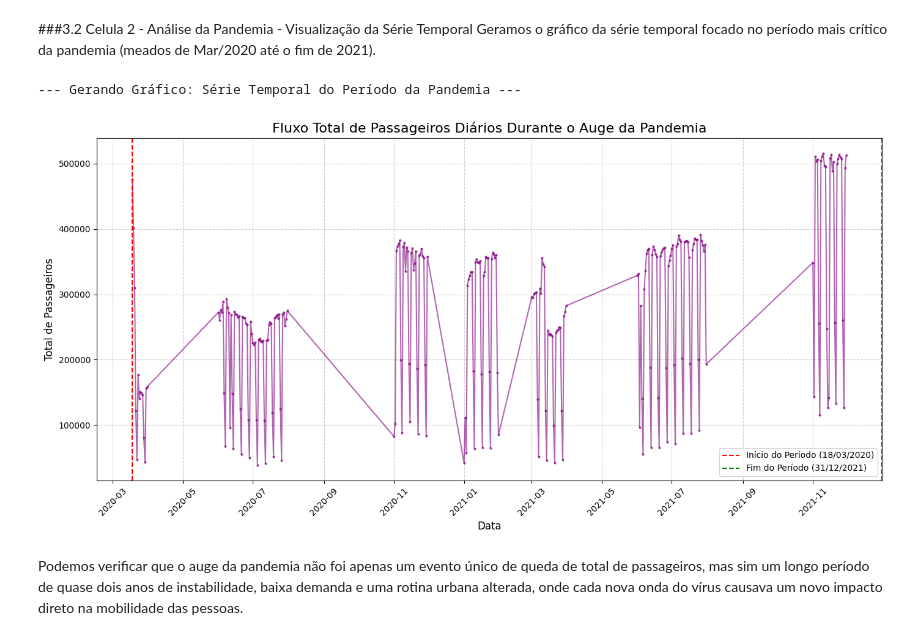
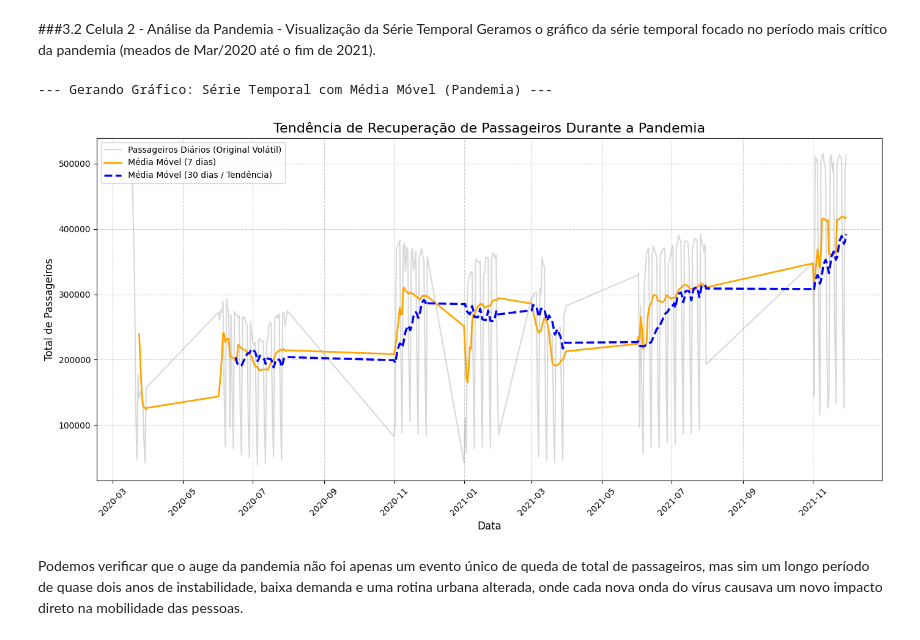
Before and after one commit to lelenzasan/Projeto_Tarifa_Zero_Curitiba, a Jupyter notebook: Espinha_Dorsal_do_Projeto_TRANSPORTE_CWB.ipynb, the cells around one changed output. Cells and saved outputs as stored; diff of their text form; code cells hidden in the pictures.

```diff
--- a/Espinha_Dorsal_do_Projeto_TRANSPORTE_CWB.ipynb
+++ b/Espinha_Dorsal_do_Projeto_TRANSPORTE_CWB.ipynb
@@ -397,35 +644,57 @@ Como podemos ver, os pontos se desviam significativamente da linha, formando uma
 ###3.2  Celula 2 - Análise da Pandemia - Visualização da Série Temporal
 Geramos o gráfico da série temporal focado no período mais crítico da pandemia (meados de Mar/2020 até o fim de 2021).
 # %%
-# --- ANÁLISE VISUAL DA PANDEMIA ---
-print("\n--- Gerando Gráfico: Série Temporal do Período da Pandemia ---")
+# --- ANÁLISE VISUAL DA PANDEMIA (COM MÉDIA MÓVEL) ---
+print("\n--- Gerando Gráfico: Série Temporal com Média Móvel (Pandemia) ---")
 
 # Definindo o período de interesse para a visualização
 inicio_pandemia_foco = datetime(2020, 3, 18)
 fim_pandemia_foco = datetime(2021, 12, 31)
 
 # Filtrando o DataFrame principal ('df_cleaned') para o período definido
-df_pandemia = df_cleaned[(df_cleaned['DATA'] >= inicio_pandemia_foco) & (df_cleaned['DATA'] <= fim_pandemia_foco)].copy()
+df_pandemia = df_cleaned[
+    (df_cleaned['DATA'] >= inicio_pandemia_foco) &
+    (df_cleaned['DATA'] <= fim_pandemia_foco)
+].copy()
 
-# Plotando a série temporal
+# Garantir que os dados estão ordenados por data antes de calcular a média móvel
+df_pandemia = df_pandemia.sort_values(by='DATA')
+
+# --- Calcular as Médias Móveis ---
+# Média de 7 dias (suaviza a semana)
+df_pandemia['MEDIA_MOVEL_7D'] = df_pandemia['TOTAL_PASSAGEIROS'].rolling(window=7).mean()
+# Média de 30 dias (mostra a tendência de longo prazo)
+df_pandemia['MEDIA_MOVEL_30D'] = df_pandemia['TOTAL_PASSAGEIROS'].rolling(window=30).mean()
+
+# --- Plotando o gráfico ---
 plt.figure(figsize=(14, 7))
-plt.plot(df_pandemia['DATA'], df_pandemia['TOTAL_PASSAGEIROS'], marker='.', linestyle='-', markersize=4, color='purple', alpha=0.6)
 
-# Adicionando marcadores para o início e fim para dar contexto
-plt.axvline(x=inicio_pandemia_foco, color='red', linestyle='--', label=f'Início do Período ({inicio_pandemia_foco.strftime("%d/%m/%Y")})')
-plt.axvline(x=fim_pandemia_foco, color='green', linestyle='--', label=f'Fim do Período ({fim_pandemia_foco.strftime("%d/%m/%Y")})')
+# 1. Plotar os dados diários com transparência
+plt.plot(df_pandemia['DATA'], df_pandemia['TOTAL_PASSAGEIROS'],
+         marker='', linestyle='-', color='gray', alpha=0.3,
+         label='Passageiros Diários (Original Volátil)')
 
-plt.title('Fluxo Total de Passageiros Diários Durante o Auge da Pandemia', fontsize=16)
+# 2. Plotar a Média Móvel de 7 dias
+plt.plot(df_pandemia['DATA'], df_pandemia['MEDIA_MOVEL_7D'],
+         color='orange', linestyle='-', linewidth=2,
+         label='Média Móvel (7 dias)')
+
+# 3. Plotar a Média Móvel de 30 dias (para ver a tendência longa)
+plt.plot(df_pandemia['DATA'], df_pandemia['MEDIA_MOVEL_30D'],
+         color='blue', linestyle='--', linewidth=2.5,
+         label='Média Móvel (30 dias / Tendência)')
+
+plt.title('Tendência de Recuperação de Passageiros Durante a Pandemia', fontsize=16)
 plt.xlabel('Data', fontsize=12)
 plt.ylabel('Total de Passageiros', fontsize=12)
-plt.legend()
+plt.legend(loc='upper left')
 plt.grid(True, linestyle='--', alpha=0.6)
 plt.xticks(rotation=45)
 plt.tight_layout()
 plt.show()
 # %% [output]
---- Gerando Gráfico: Série Temporal do Período da Pandemia ---
+--- Gerando Gráfico: Série Temporal com Média Móvel (Pandemia) ---
-[figure, old version]
+[figure, new version]
 # %% [markdown]
 Podemos verificar que o auge da pandemia não foi apenas um evento único de queda de total de passageiros, mas sim um longo período de quase dois anos de instabilidade, baixa demanda e uma rotina urbana alterada, onde cada nova onda do vírus causava um novo impacto direto na mobilidade das pessoas.
 # %% [markdown]
```
Also changed, not shown: parts of 40 cells of this notebook.
